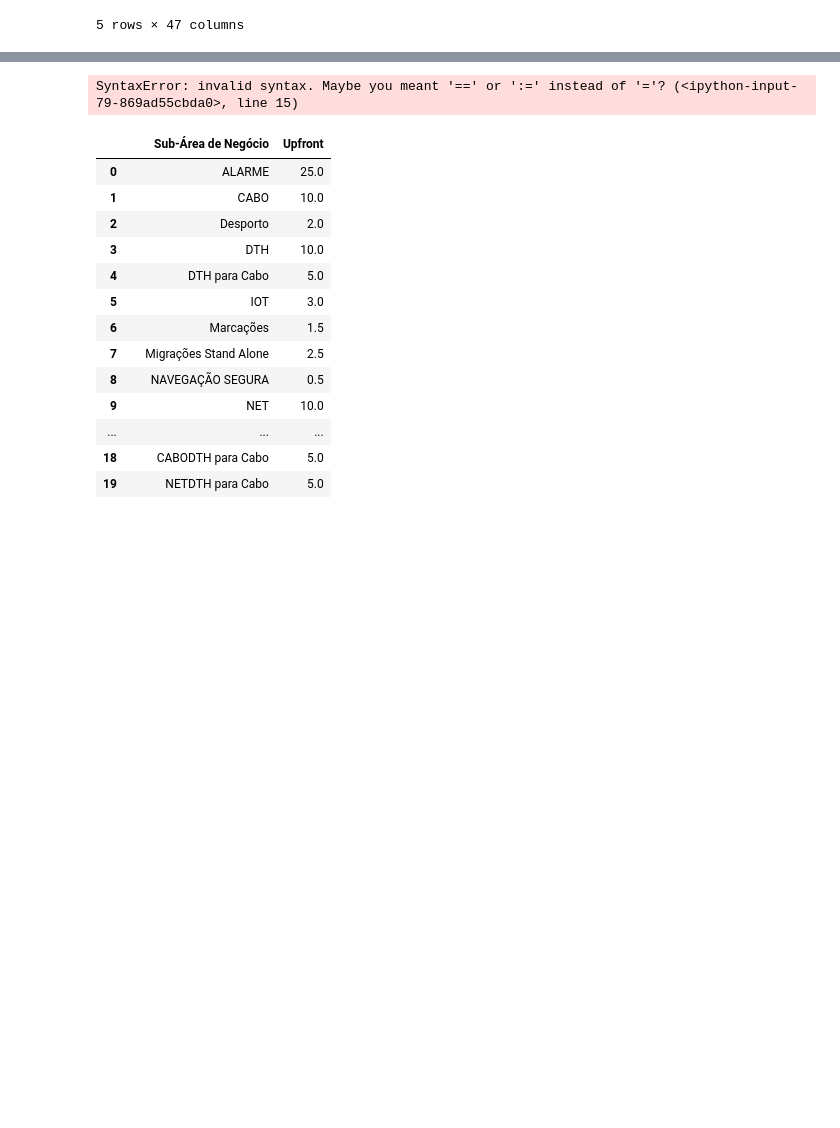
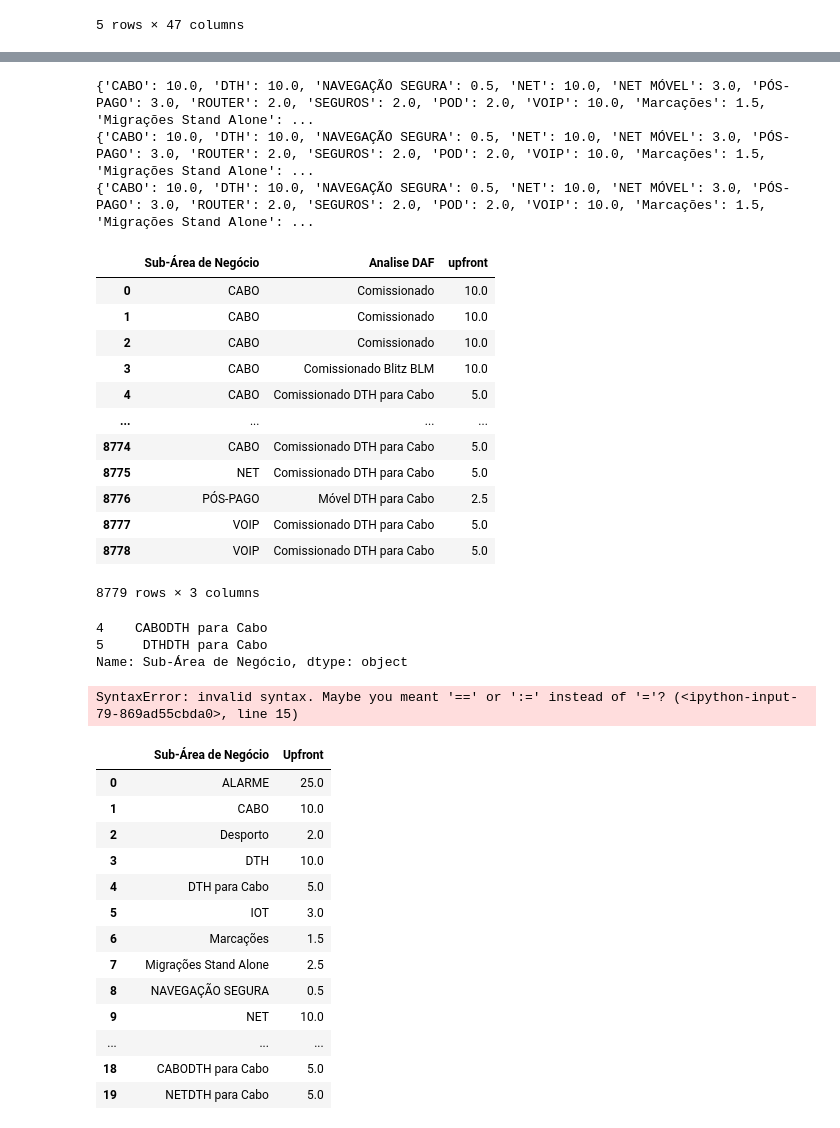
Before and after one commit to josepmatias/ONE, a Jupyter notebook: auto_campanhas.ipynb, the cells around one changed output, grey strips where cells are left out. Drawn from its saved outputs; the diff is of its cells as text; code cells hidden in the pictures; blank space fills up the shorter version.

```diff
--- a/auto_campanhas.ipynb
+++ b/auto_campanhas.ipynb
@@ -87,7 +98,7 @@ for i in auto_db["Sub-Área de Negócio"].unique():
 
 dici_normal
 
-#auto_db2=auto_db.copy()
+auto_db2=auto_db.copy()
 
 auto_db2["upfront"] = None
 
@@ -109,3 +120,15 @@ auto_db2.loc[indices2, "upfront"]=auto_db2.loc[indices2, "Sub-Área de Negócio"
 
 #---------------------------------------------------------------------
 #transformação para linhas que incluem "DTH para Cabo" na análise daf
+
+indices3=auto_db.loc[(auto_db["Pagar"]=="Sim") & (auto_db["Analise DAF"].str.find("DTH para Cabo")!=-1), "Sub-Área de Negócio"].index
+dici_dthparacabo={}
+for i in auto_db.loc[indices3, "Sub-Área de Negócio"].unique():
+  dici_dthparacabo[i]=db_upfront.loc[db_upfront.iloc[:, 0]==i, "Upfront"].tolist()[0]
+
+dici_dthparacabo
+
+auto_db2.loc[indices3, "upfront"]=auto_db2.loc[indices3, "Sub-Área de Negócio"].map(dici_dthparacabo)
+
+#auto_db.loc[(auto_db["Pagar"]=="Sim") & (auto_db["Analise DAF"].str.find("DTH para Cabo")!=-1), "Sub-Área de Negócio", \
+#].apply(lambda i: i + "DTH para Cabo")
@@ -134,3 +135,62 @@ Name: upfront, dtype: object
+# %%
+def upfront (db, db2, str1="DTH para Cabo", str2="Pré-Pago"):
+
+  db_trad=db.copy()
+  for cont in range(3):
+    if cont==0:
+      indice=db.loc[(db["Pagar"]=="Sim") & (db["Analise DAF"].str.find(str1)==-1) & (db["Analise DAF"].str.find(str2)==-1)].index
+      area_negocio=db.loc[indice, "Sub-Área de Negócio"].unique()
+      dici={}
+      for i in area_negocio:
+        dici[i]=db2.loc[db2.iloc[:, 0]==i, "Upfront"].tolist()[0]
+      db_trad.loc[indice, "upfront"]=db_trad.loc[indice, "Sub-Área de Negócio"].map(dici)
+    elif cont==1:
+      indice=db.loc[(db["Pagar"]=="Sim") & (db["Analise DAF"].str.find(str1)!=-1)].index
+      area_negocio2=db.loc[indice, "Sub-Área de Negócio"].apply(lambda i: i+str1)
+      for i in area_negocio2.unique():
+        dici[i]=db2.loc[db2.iloc[:, 0]==i, "Upfront"].tolist()[0]
+      db_trad.loc[indice, "upfront"]=db_trad.loc[indice, "Sub-Área de Negócio"].apply(lambda i: i+str1).map(dici)
+    elif cont==2:
+      indice=db.loc[(db["Pagar"]=="Sim") & (db["Analise DAF"].str.find(str2)!=-1)].index
+      area_negocio3=db.loc[indice, "Sub-Área de Negócio"].apply(lambda i: i+str2)
+      for i in area_negocio3.unique():
+        dici[i]=db2.loc[db2.iloc[:, 0]==i, "Upfront"].tolist()[0]
+      db_trad.loc[indice, "upfront"]=db_trad.loc[indice, "Sub-Área de Negócio"].apply(lambda i: i+str2).map(dici)
+    #substrituir os valores
+    print(dici)
+    #db_trad.loc[indice, "upfront"]=db_trad.loc[indice, "Sub-Área de Negócio"].map(dici)
+  return db_trad[["Sub-Área de Negócio", "Analise DAF", "upfront"]]
+  #return dici
+
+upfront(auto_db, db_upfront)
+# %% [output]
+{'CABO': 10.0, 'DTH': 10.0, 'NAVEGAÇÃO SEGURA': 0.5, 'NET': 10.0, 'NET MÓVEL': 3.0, 'PÓS-PAGO': 3.0, 'ROUTER': 2.0, 'SEGUROS': 2.0, 'POD': 2.0, 'VOIP': 10.0, 'Marcações': 1.5, 'Migrações Stand Alone': ...
+{'CABO': 10.0, 'DTH': 10.0, 'NAVEGAÇÃO SEGURA': 0.5, 'NET': 10.0, 'NET MÓVEL': 3.0, 'PÓS-PAGO': 3.0, 'ROUTER': 2.0, 'SEGUROS': 2.0, 'POD': 2.0, 'VOIP': 10.0, 'Marcações': 1.5, 'Migrações Stand Alone': ...
+{'CABO': 10.0, 'DTH': 10.0, 'NAVEGAÇÃO SEGURA': 0.5, 'NET': 10.0, 'NET MÓVEL': 3.0, 'PÓS-PAGO': 3.0, 'ROUTER': 2.0, 'SEGUROS': 2.0, 'POD': 2.0, 'VOIP': 10.0, 'Marcações': 1.5, 'Migrações Stand Alone': ...
+|  | Sub-Área de Negócio | Analise DAF | upfront |
+| 0 | CABO | Comissionado | 10.0 |
+| 1 | CABO | Comissionado | 10.0 |
+| 2 | CABO | Comissionado | 10.0 |
+| 3 | CABO | Comissionado Blitz BLM | 10.0 |
+| 4 | CABO | Comissionado DTH para Cabo | 5.0 |
+| ... | ... | ... | ... |
+| 8774 | CABO | Comissionado DTH para Cabo | 5.0 |
+| 8775 | NET | Comissionado DTH para Cabo | 5.0 |
+| 8776 | PÓS-PAGO | Móvel DTH para Cabo | 2.5 |
+| 8777 | VOIP | Comissionado DTH para Cabo | 5.0 |
+| 8778 | VOIP | Comissionado DTH para Cabo | 5.0 |
+8779 rows × 3 columns
+# %%
+#auto_db[["Sub-Área de Negócio", "Analise DAF", "Upfront €"]]
+
+auto_db.loc[(auto_db["Pagar"]=="Sim") & (auto_db["Analise DAF"].str.find("DTH para Cabo")!=-1), "Sub-Área de Negócio"]\
+.apply(lambda i: i+"DTH para Cabo")
+
+auto_db.loc[[4, 5], "Sub-Área de Negócio"].apply(lambda i: i+"DTH para Cabo")
+# %% [output]
+4    CABODTH para Cabo
+5     DTHDTH para Cabo
+Name: Sub-Área de Negócio, dtype: object
 # %%
 #encontrar valores upfront para operador - coluna "Sub-Área de Negócio"
 
```
Also changed, not shown: parts of 3 cells of this notebook.
